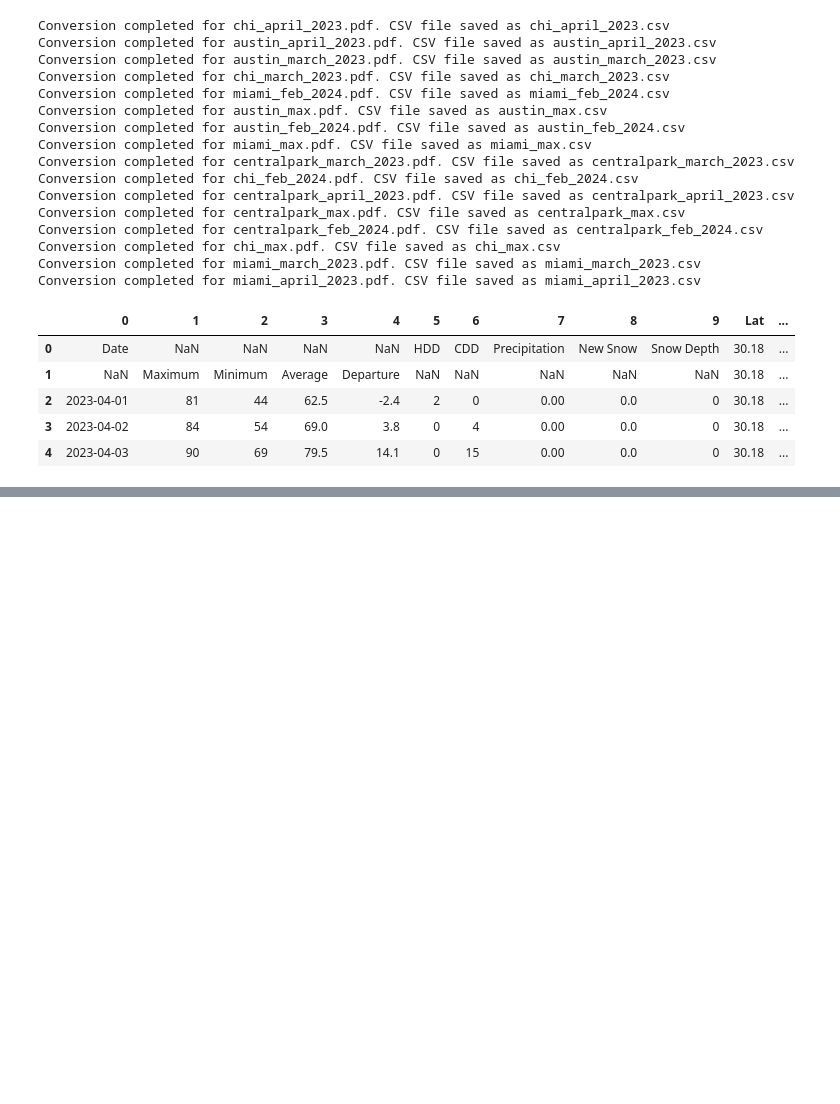
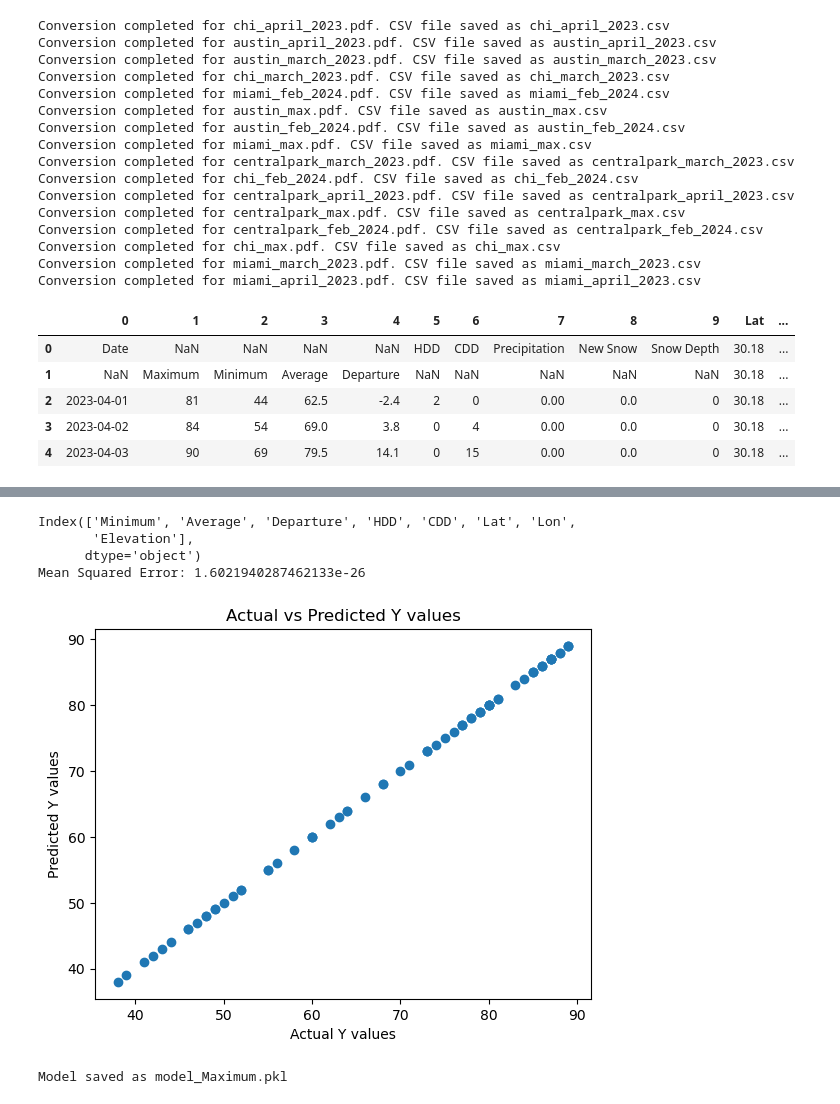
Before and after one commit to dvorins/weather-prediction, a Jupyter notebook: init_model.ipynb, the cells around one changed output, grey strips where cells are left out. Drawn from its saved outputs; the diff is of its cells as text; code cells hidden in the pictures; blank space fills up the shorter version.

Commit message:
starting web spraping wunderground, first model

```diff
--- a/init_model.ipynb
+++ b/init_model.ipynb
@@ -281,3 +281,9 @@ combined_df.columns = new_column_names
 #['Date', 'Maximum', 'Minimum', 'Average', 'Departure', 'HDD', 'CDD', 'Precipitation', 'New Snow', 'Snow Depth', 'Lat', 'Lon', 'Elevation', 'City']
 output_file_path = "output_file.csv"
 combined_df.to_csv(output_file_path, index=False)
+# %%
+import pandas as pd
+
+file_path = "/Users/samdvorin/Desktop/code/542/weather-prediction/FINAL_DATA.csv"
+df = pd.read_csv(file_path)
+df.head()
@@ -283,0 +297,65 @@ combined_df.to_csv(output_file_path, index=False)
+# %%
+# first model
+
+
+import pandas as pd
+from sklearn.model_selection import train_test_split
+from sklearn.linear_model import LinearRegression
+from sklearn.metrics import mean_squared_error
+import matplotlib.pyplot as plt
+import joblib
+
+def train_and_save_model(csv_file, target_column):
+    # Load the Data
+    df = pd.read_csv(csv_file)
+
+   # print(df.head())
+
+    # Filter columns to keep only integer columns
+    df = df.select_dtypes(include='number')
+
+    X = df.drop(target_column, axis=1)
+    Y = df[target_column]
+
+    # Split the Data into Training and Testing Sets
+    X_train, X_test, Y_train, Y_test = train_test_split(X, Y, test_size=0.2, random_state=42)
+    print(X_train.columns)
+
+
+    # Choose a Model
+    model = LinearRegression()
+
+    # Train the Model
+    model.fit(X_train, Y_train)
+
+    # Make Predictions
+    Y_pred = model.predict(X_test)
+
+    # Evaluate the Model
+    mse = mean_squared_error(Y_test, Y_pred)
+    print(f'Mean Squared Error: {mse}')
+
+    # Visualize the Results
+    plt.scatter(Y_test, Y_pred)
+    plt.xlabel("Actual Y values")
+    plt.ylabel("Predicted Y values")
+    plt.title("Actual vs Predicted Y values")
+    plt.show()
+
+    # Save the Model
+    model_filename = f'model_{target_column}.pkl'
+    joblib.dump(model, model_filename)
+    print(f'Model saved as {model_filename}')
+
+# Example usage
+
+file_path = "/Users/samdvorin/Desktop/code/542/weather-prediction/FINAL_DATA.csv"
+
+train_and_save_model(file_path, 'Maximum')
+# %% [output]
+Index(['Minimum', 'Average', 'Departure', 'HDD', 'CDD', 'Lat', 'Lon',
+       'Elevation'],
+      dtype='object')
+Mean Squared Error: 1.6021940287462133e-26
+[figure, added]
+Model saved as model_Maximum.pkl
```
Also changed, not shown: parts of 2 cells of this notebook, 3 other files.
